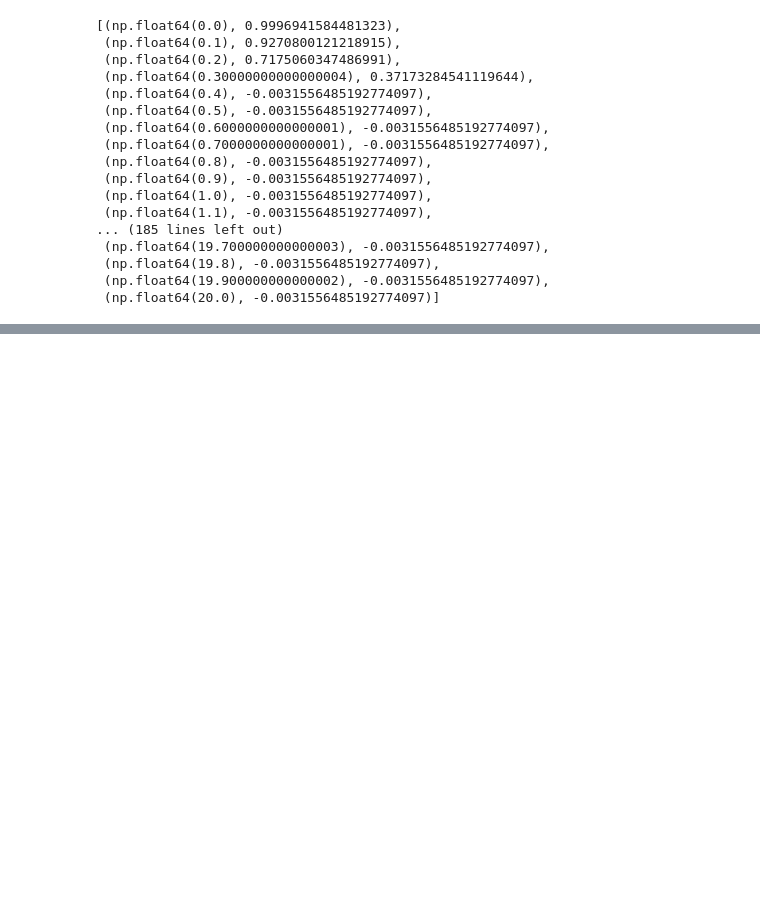
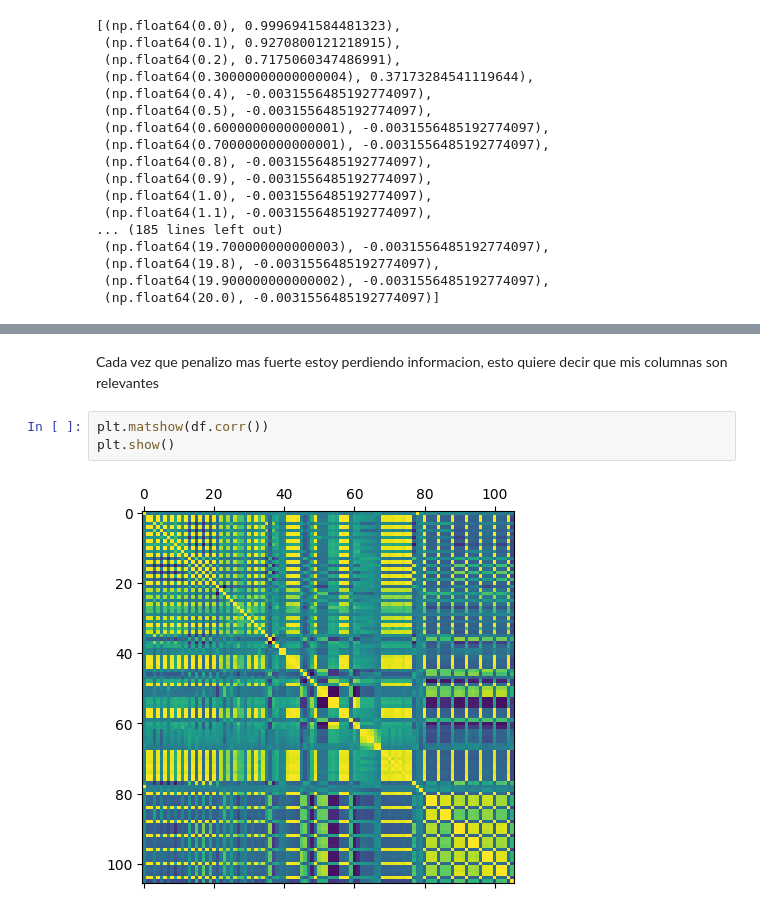
Before and after one commit to LuisCamachoRivero/regresion_lineal_regularizada, a Jupyter notebook: src/explore.ipynb, the cells around one changed output, grey strips where cells are left out. Saved outputs shown, nothing was run; the diff lists cells and outputs as text; blank space fills up the shorter version.

```diff
--- a/src/explore.ipynb
+++ b/src/explore.ipynb
@@ -175,0 +183,7 @@ r2_lista
+# %% [markdown]
+Cada vez que penalizo mas fuerte estoy perdiendo informacion, esto quiere decir que mis columnas son relevantes
+# %%
+plt.matshow(df.corr())
+plt.show()
+# %% [output]
+[figure, added]
```
Also changed, not shown: parts of 1 cell of this notebook.
